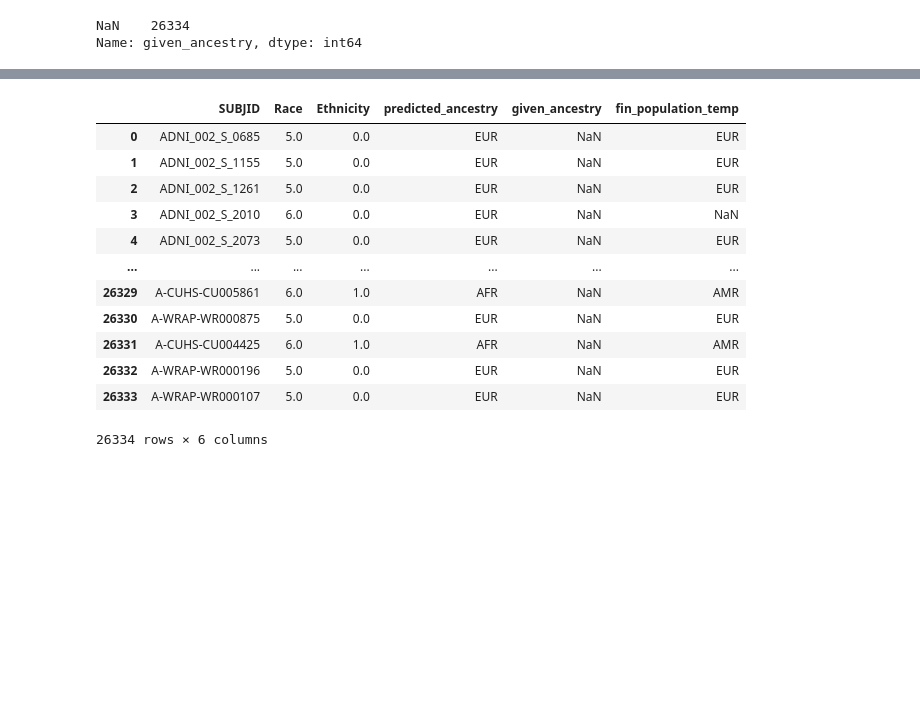
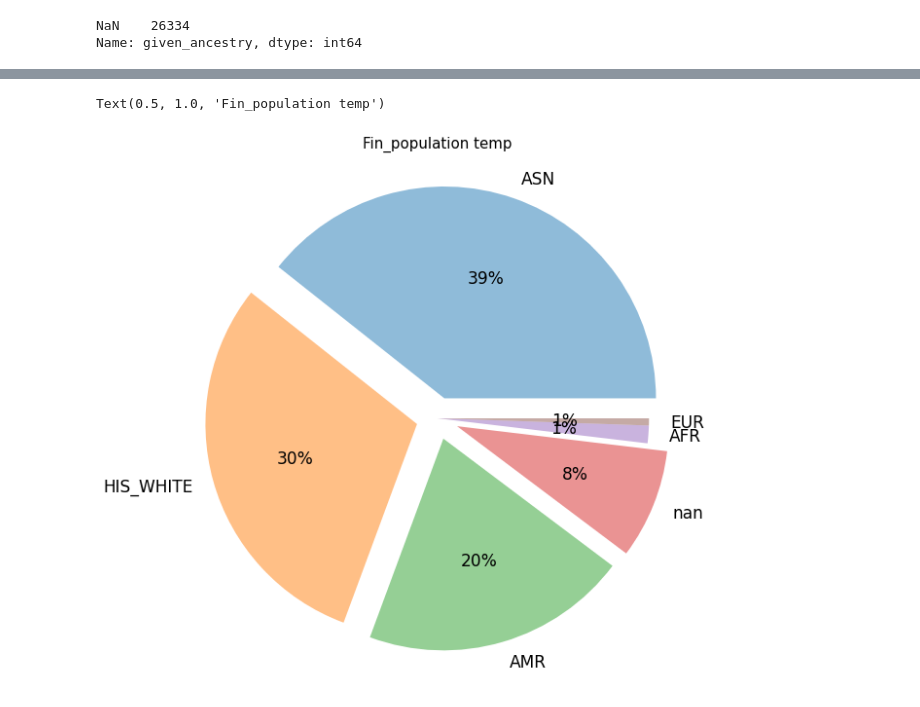
Before and after one commit to teresa-sansan/ADSP_polyfun, a Jupyter notebook: data_processing/phenotype/merge_pheno_pc_population.ipynb, the cells around one changed output, grey strips where cells are left out. Drawn from its saved outputs; the diff is of its cells as text; code cells hidden in the pictures; blank space fills up the shorter version.

```diff
--- a/data_processing/phenotype/merge_pheno_pc_population.ipynb
+++ b/data_processing/phenotype/merge_pheno_pc_population.ipynb
@@ -83,16 +141,7 @@ Name: given_ancestry, dtype: int64
 # %%
-pheno_his.loc[pheno_his.predicted_ancestry!= pheno_pc.given_ancestry][["SUBJID",'Race','Ethnicity','predicted_ancestry','given_ancestry', 'fin_population_temp']]
+ax = check.fin_population_temp.value_counts(dropna=False).plot.pie(figsize=(10,10), fontsize=17,  autopct='%1.0f%%',wedgeprops={"alpha": 0.5},explode = (0.1, 0.1, 0.1, 0.1, 0, 0))
+ax.yaxis.set_visible(False)
+ax.set_title('Fin_population temp', fontsize=15)
 # %% [output]
-|  | SUBJID | Race | Ethnicity | predicted_ancestry | given_ancestry | fin_population_temp |
-| 0 | ADNI_002_S_0685 | 5.0 | 0.0 | EUR | NaN | EUR |
-| 1 | ADNI_002_S_1155 | 5.0 | 0.0 | EUR | NaN | EUR |
-| 2 | ADNI_002_S_1261 | 5.0 | 0.0 | EUR | NaN | EUR |
-| 3 | ADNI_002_S_2010 | 6.0 | 0.0 | EUR | NaN | NaN |
-| 4 | ADNI_002_S_2073 | 5.0 | 0.0 | EUR | NaN | EUR |
-| ... | ... | ... | ... | ... | ... | ... |
-| 26329 | A-CUHS-CU005861 | 6.0 | 1.0 | AFR | NaN | AMR |
-| 26330 | A-WRAP-WR000875 | 5.0 | 0.0 | EUR | NaN | EUR |
-| 26331 | A-CUHS-CU004425 | 6.0 | 1.0 | AFR | NaN | AMR |
-| 26332 | A-WRAP-WR000196 | 5.0 | 0.0 | EUR | NaN | EUR |
-| 26333 | A-WRAP-WR000107 | 5.0 | 0.0 | EUR | NaN | EUR |
-26334 rows × 6 columns
+Text(0.5, 1.0, 'Fin_population temp')
+[figure, added]
```
Also changed, not shown: parts of 21 cells of this notebook.
